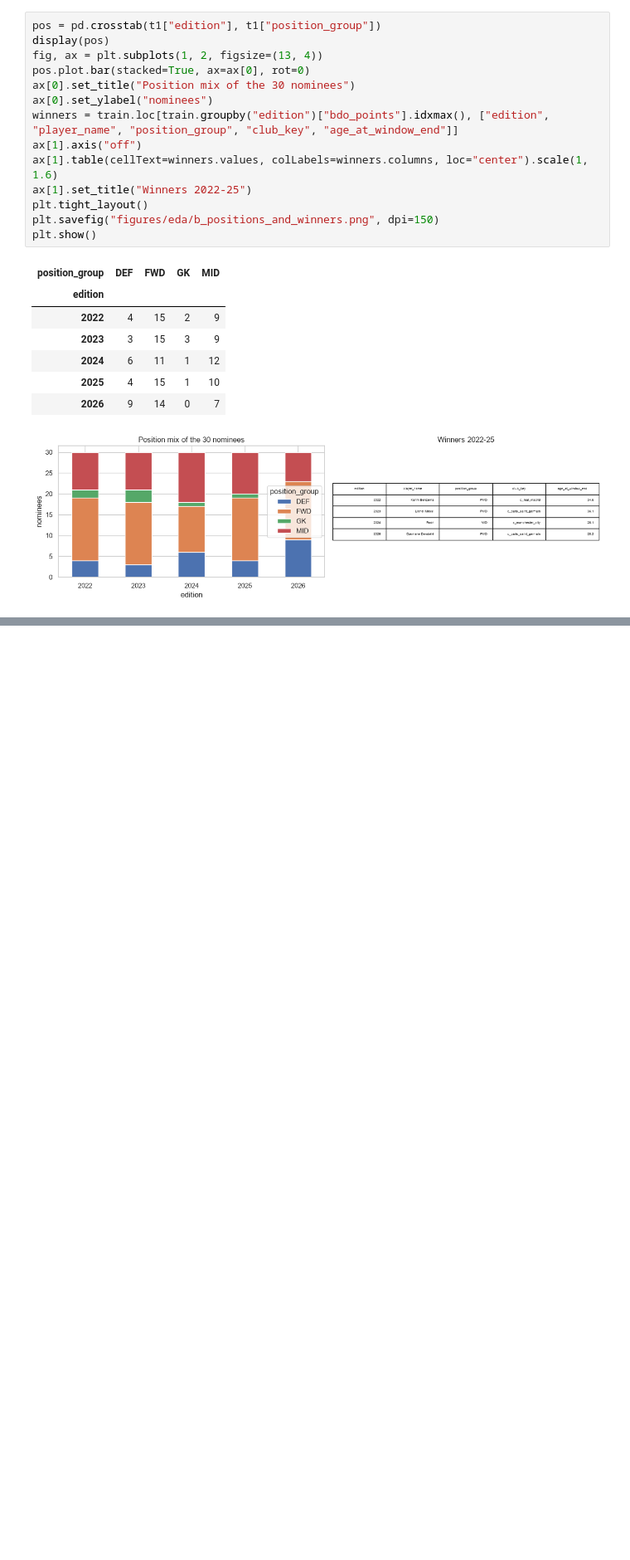
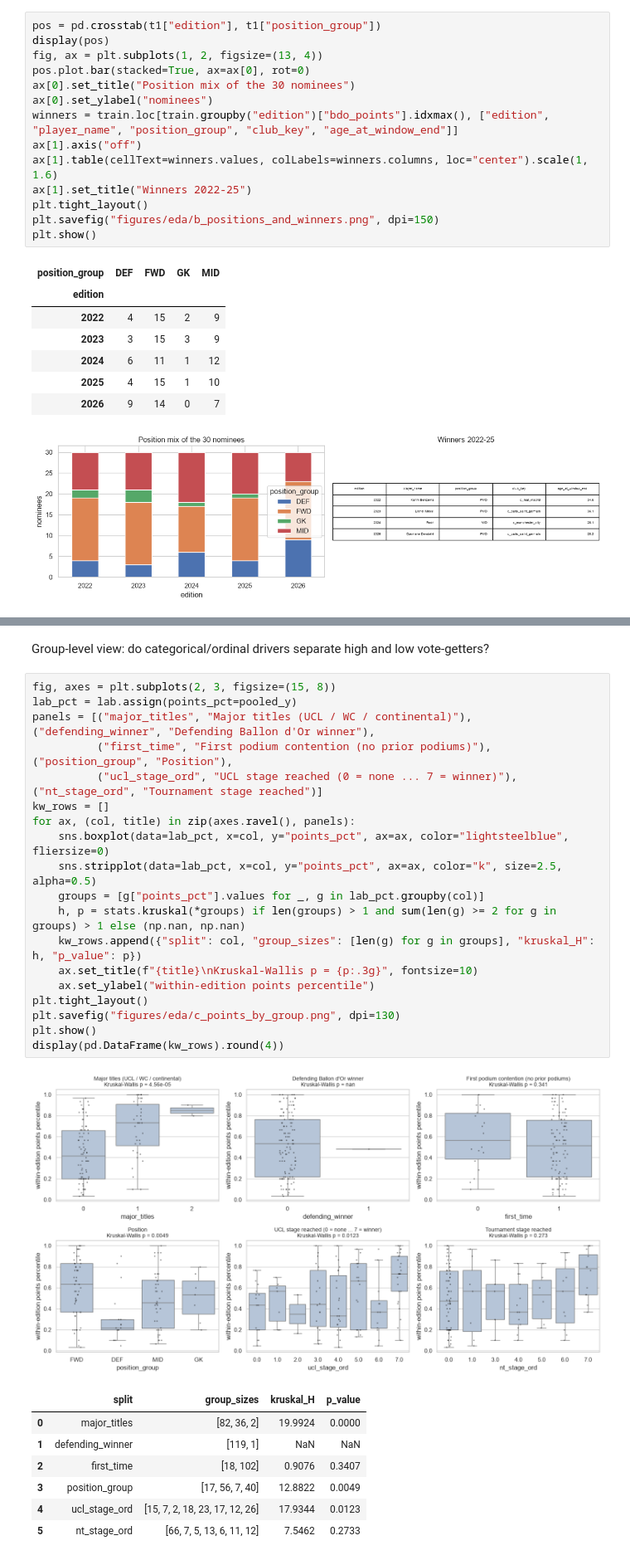
Before and after one commit to AswathKarthik10/predicting-the-ballon-dor, a Jupyter notebook: ballon_dor_2026.ipynb, the cells around one changed output, grey strips where cells are left out. Shown at 83% size. Saved outputs shown, nothing was run; the diff lists cells and outputs as text; blank space fills up the shorter version.

```diff
--- a/ballon_dor_2026.ipynb
+++ b/ballon_dor_2026.ipynb
@@ -574,0 +815,30 @@ plt.show()
+# %% [markdown]
+Group-level view: do categorical/ordinal drivers separate high and low vote-getters?
+# %%
+fig, axes = plt.subplots(2, 3, figsize=(15, 8))
+lab_pct = lab.assign(points_pct=pooled_y)
+panels = [("major_titles", "Major titles (UCL / WC / continental)"), ("defending_winner", "Defending Ballon d'Or winner"),
+          ("first_time", "First podium contention (no prior podiums)"), ("position_group", "Position"),
+          ("ucl_stage_ord", "UCL stage reached (0 = none ... 7 = winner)"), ("nt_stage_ord", "Tournament stage reached")]
+kw_rows = []
+for ax, (col, title) in zip(axes.ravel(), panels):
+    sns.boxplot(data=lab_pct, x=col, y="points_pct", ax=ax, color="lightsteelblue", fliersize=0)
+    sns.stripplot(data=lab_pct, x=col, y="points_pct", ax=ax, color="k", size=2.5, alpha=0.5)
+    groups = [g["points_pct"].values for _, g in lab_pct.groupby(col)]
+    h, p = stats.kruskal(*groups) if len(groups) > 1 and sum(len(g) >= 2 for g in groups) > 1 else (np.nan, np.nan)
+    kw_rows.append({"split": col, "group_sizes": [len(g) for g in groups], "kruskal_H": h, "p_value": p})
+    ax.set_title(f"{title}\nKruskal-Wallis p = {p:.3g}", fontsize=10)
+    ax.set_ylabel("within-edition points percentile")
+plt.tight_layout()
+plt.savefig("figures/eda/c_points_by_group.png", dpi=130)
+plt.show()
+display(pd.DataFrame(kw_rows).round(4))
+# %% [output]
+[figure, added]
+|  | split | group_sizes | kruskal_H | p_value |
+| 0 | major_titles | [82, 36, 2] | 19.9924 | 0.0000 |
+| 1 | defending_winner | [119, 1] | NaN | NaN |
+| 2 | first_time | [18, 102] | 0.9076 | 0.3407 |
+| 3 | position_group | [17, 56, 7, 40] | 12.8822 | 0.0049 |
+| 4 | ucl_stage_ord | [15, 7, 2, 18, 23, 17, 12, 26] | 17.9344 | 0.0123 |
+| 5 | nt_stage_ord | [66, 7, 5, 13, 6, 11, 12] | 7.5462 | 0.2733 |
```
Also changed, not shown: parts of 21 cells of this notebook, 9 other files.
